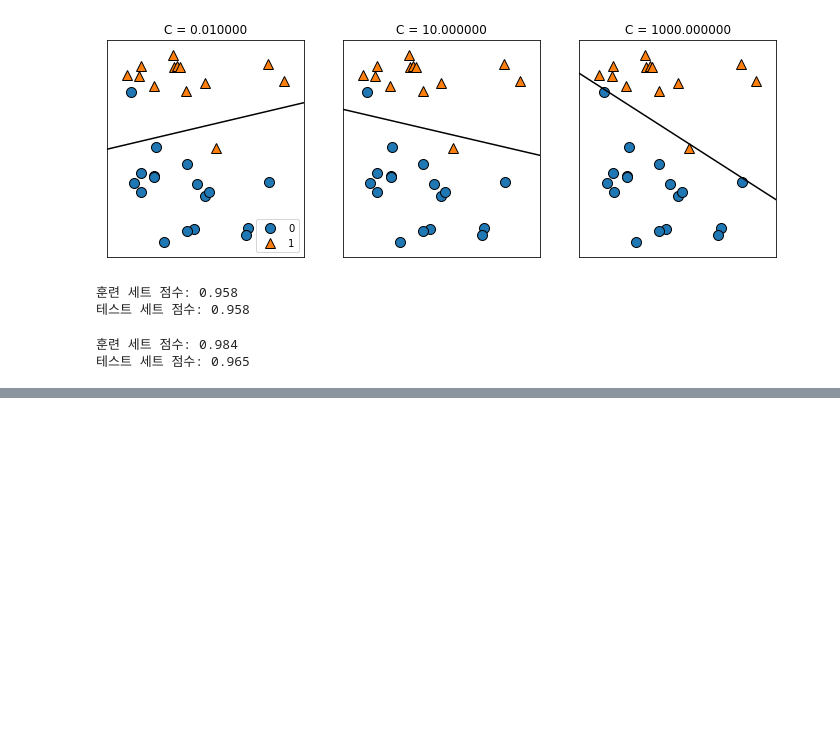
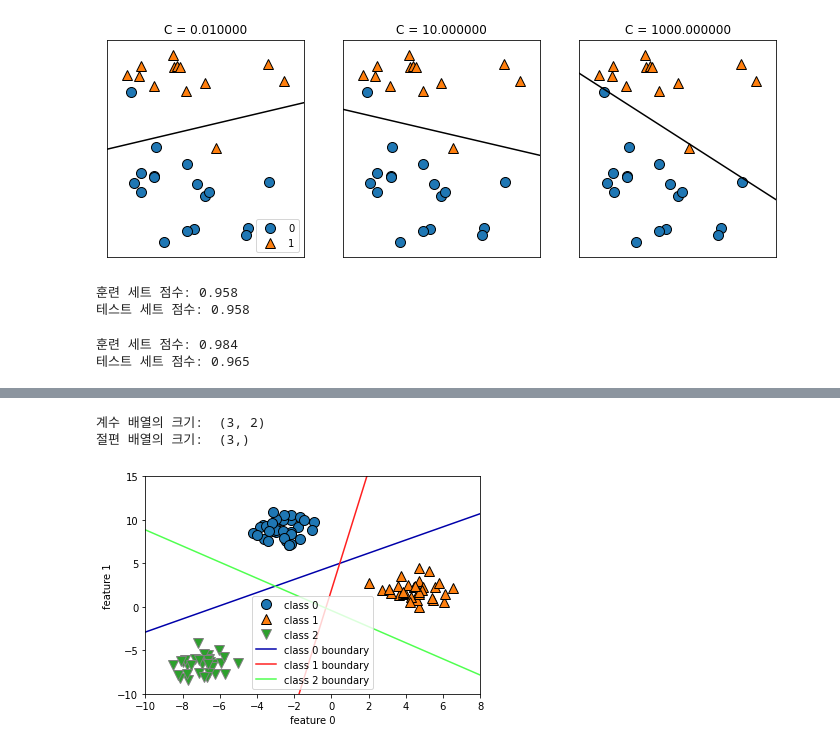
Before and after one commit to Sinindi/practice_project, a Jupyter notebook: AI/introduction_to_ml_with_python-master/practice/supervised.ipynb, the cells around one changed output, grey strips where cells are left out. Saved outputs shown, nothing was run; the diff lists cells and outputs as text; code cells hidden in the pictures; blank space fills up the shorter version.

```diff
--- a/AI/introduction_to_ml_with_python-master/practice/supervised.ipynb
+++ b/AI/introduction_to_ml_with_python-master/practice/supervised.ipynb
@@ -514,0 +594,28 @@ print(f"테스트 세트 점수: {logreg100.score(X_test, y_test):.3f}")
+# %%
+linear_svm = LinearSVC().fit(X,y)
+print("계수 배열의 크기: ", linear_svm.coef_.shape)
+print("절편 배열의 크기: ", linear_svm.intercept_.shape)
+"""
+계수 배열의 크기는 (3,2)이고 행은 클래스에 각각 대응하는 계수 벡터, 열은 각 특성에 따른 계수 값을 가지고있으며
+절편은 각 클래스의 절편을 담은 1차원 배열이다.
+"""
+# %% [output]
+계수 배열의 크기:  (3, 2)
+절편 배열의 크기:  (3,)
+# %%
+mglearn.discrete_scatter(X[:,0],X[:,1],y)
+line = np.linspace(-15,15)
+for coef, intercept, color in zip(linear_svm.coef_,linear_svm.intercept_,mglearn.cm3.colors):
+    plt.plot(line, -(line * coef[0] + intercept) / coef[1], c=color)
+    plt.ylim(-10, 15)
+    plt.xlim(-10, 8)
+    plt.xlabel("feature 0")
+    plt.ylabel("feature 1")
+    plt.legend(['class 0','class 1','class 2','class 0 boundary','class 1 boundary','class 2 boundary'])
+
+plt.show()
+    # 경계선을 보면 각 분류가 잘 되고있음이 보이는데
+    #가운데 삼각형의 경우 세 분류에서 제외됬음을 볼 수 있다.
+    #그러면 저 영역의 포인터의 경우 어떤 분류값을 가지게 될까
+# %% [output]
+[figure, added]
```
Also changed, not shown: parts of 15 cells of this notebook, 27 other files.
